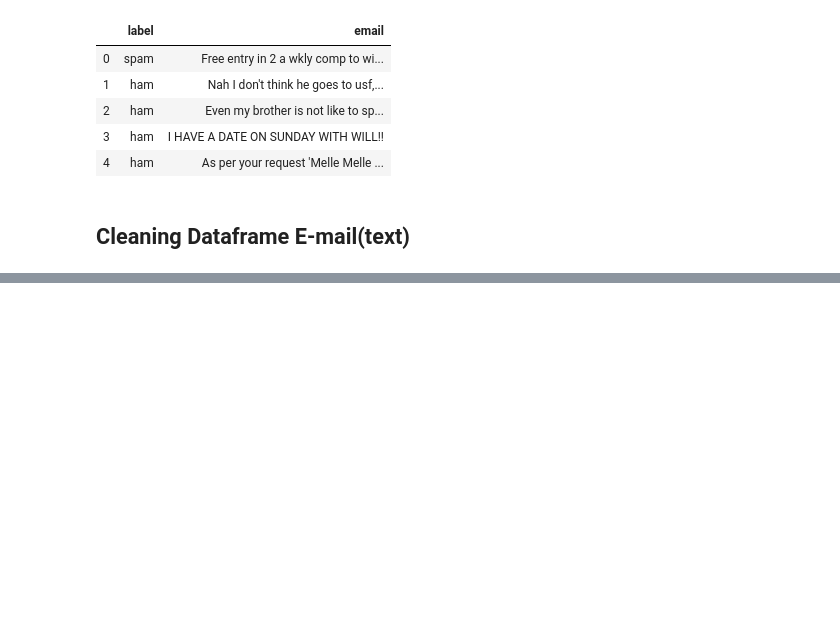
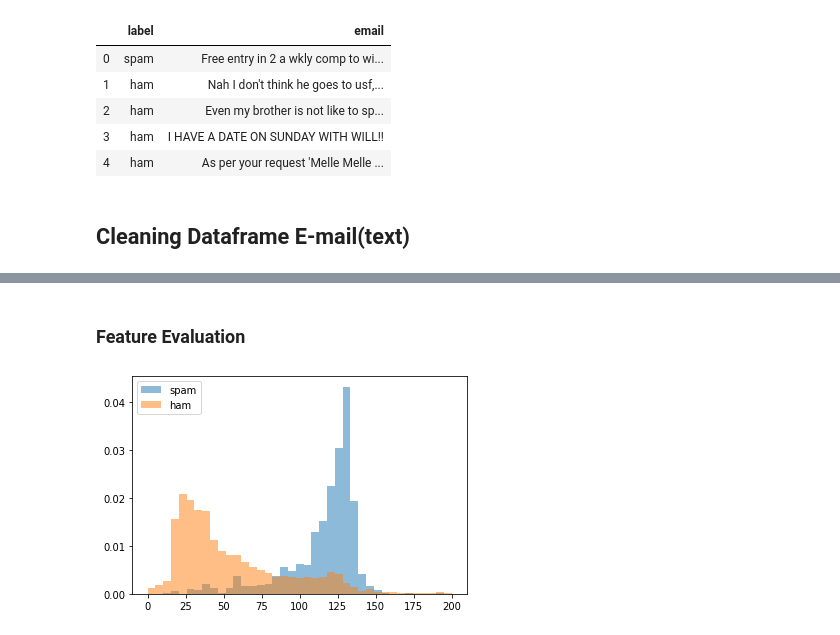
Before and after one commit to ankursahni/Natural-Language-Processing-NLP-, a Jupyter notebook: Ham_Spam(email)_classifier.ipynb, the cells around one changed output, grey strips where cells are left out. Cells and saved outputs as stored; diff of their text form; code cells hidden in the pictures; blank space fills up the shorter version.

```diff
--- a/Ham_Spam(email)_classifier.ipynb
+++ b/Ham_Spam(email)_classifier.ipynb
@@ -48,0 +93,10 @@ df.head()
+# %%
+import string
+
+def punct_count(text):
+    count = sum([1 for char in text if char in string.punctuation])
+    return round(count/(len(text) - text.count(" ")), 3)*100
+
+df['email_len'] = df['email'].apply(lambda x: len(x) - x.count(" "))
+df["%punct"] = df['email'].apply(lambda x: punct_count(x))
+df.head()
@@ -48,0 +110,2 @@ df.head()
+# %% [markdown]
+### Feature Evaluation
@@ -48,0 +116,9 @@ df.head()
+# %%
+bins = np.linspace(0, 200, 40)
+
+pyplot.hist(df[df['label']=='spam']['email_len'], bins, alpha=0.5, density=True, label='spam')
+pyplot.hist(df[df['label']=='ham']['email_len'], bins, alpha=0.5, density=True, label='ham')
+pyplot.legend(loc='upper left')
+pyplot.show()
+# %% [output]
+[figure, added]
```
Also changed, not shown: parts of 24 cells of this notebook.
